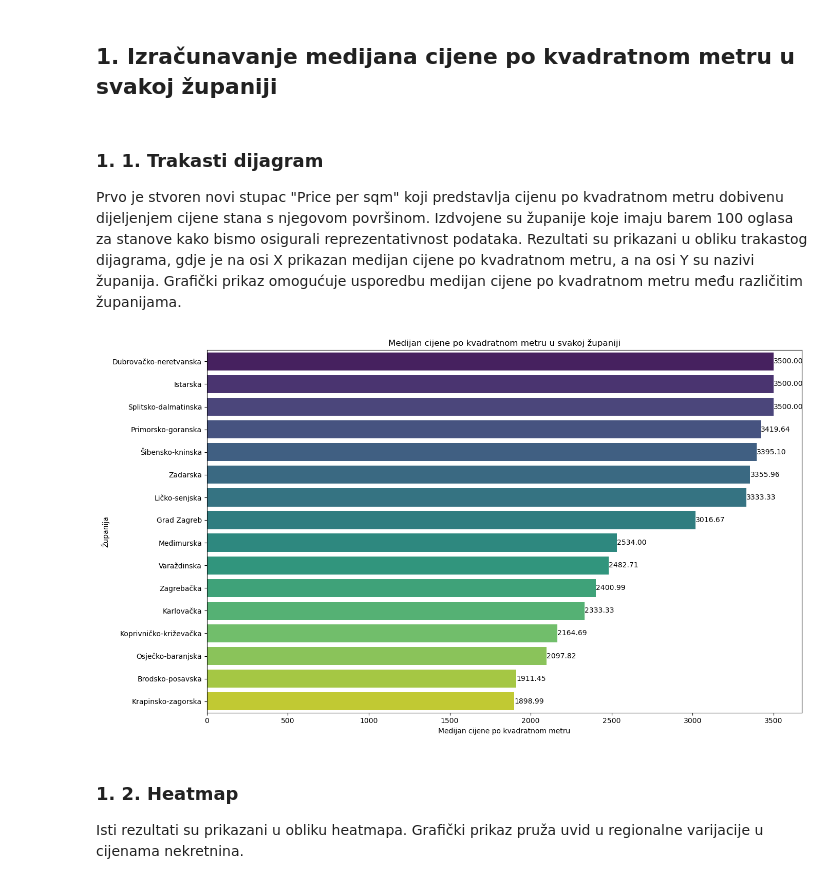
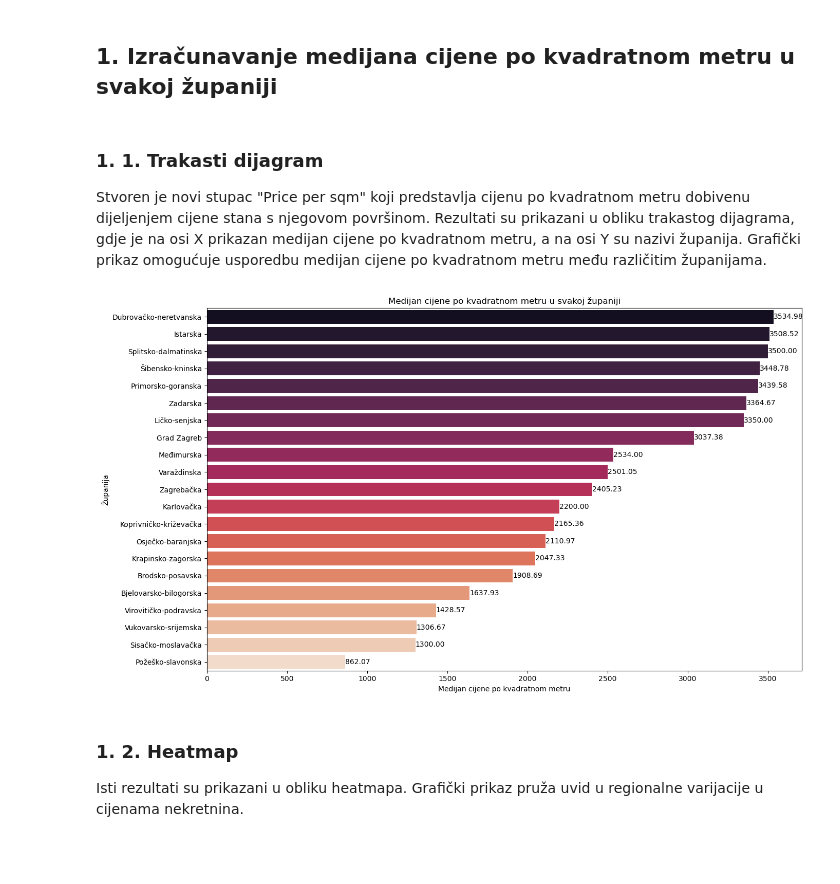
Before and after one commit to ikojun00/njuskalo-web-scraper, a Jupyter notebook: proba.ipynb, the cells around one changed output. Saved outputs shown, nothing was run; the diff lists cells and outputs as text; code cells hidden in the pictures; blank space fills up the shorter version.

```diff
--- a/proba.ipynb
+++ b/proba.ipynb
@@ -18,30 +18,23 @@ df = pd.read_csv('info.csv')
 ## 1. Izračunavanje medijana cijene po kvadratnom metru u svakoj županiji
 # %% [markdown]
 ### 1. 1. Trakasti dijagram
-Prvo je stvoren novi stupac "Price per sqm" koji predstavlja cijenu po kvadratnom metru dobivenu dijeljenjem cijene stana s
-njegovom površinom. Izdvojene su županije koje imaju barem 100 oglasa za stanove kako bismo osigurali reprezentativnost
-podataka. Rezultati su prikazani u obliku trakastog dijagrama, gdje je na osi X prikazan medijan cijene po kvadratnom metru, a
-na osi Y su nazivi županija. Grafički prikaz omogućuje usporedbu medijan cijene po kvadratnom metru među različitim županijama.
+Stvoren je novi stupac "Price per sqm" koji predstavlja cijenu po kvadratnom metru dobivenu dijeljenjem cijene stana s
+njegovom površinom. Rezultati su prikazani u obliku trakastog dijagrama, gdje je na osi X prikazan medijan cijene po kvadratnom metru, a na osi Y su nazivi županija. Grafički prikaz omogućuje usporedbu medijan cijene po kvadratnom metru među različitim županijama.
 # %%
 df['Price per sqm'] = df['Price'] / df['Living area']
-county_counts = df['County'].value_counts()
-
-valid_counties = county_counts[county_counts >= 100].index
-df_filtered = df[df['County'].isin(valid_counties)]
-
-median_price_per_sqm_county = df_filtered.groupby('County')['Price per sqm'].median().sort_values(ascending=False)
+median_price_per_sqm_county = df.groupby('County')['Price per sqm'].median().sort_values(ascending=False)
 
 plt.figure(figsize=(14, 8))
-sns.barplot(x=median_price_per_sqm_county.values, y=median_price_per_sqm_county.index, palette='viridis')
+sns.barplot(x=median_price_per_sqm_county.values, y=median_price_per_sqm_county.index, palette='rocket')
 for index, value in enumerate(median_price_per_sqm_county.values):
     plt.text(value, index, f'{value:.2f}', ha='left', va='center', color='black', fontsize=10)
 plt.xlabel('Medijan cijene po kvadratnom metru')
 plt.ylabel('Županija')
 plt.title('Medijan cijene po kvadratnom metru u svakoj županiji')
 plt.tight_layout()
 plt.show()
 # %% [output]
-[figure, old version]
+[figure, new version]
 # %% [markdown]
 ### 1. 2. Heatmap
 Isti rezultati su prikazani u obliku heatmapa. Grafički prikaz pruža uvid u regionalne varijacije u cijenama nekretnina.
```
Also changed, not shown: parts of 17 cells of this notebook.
